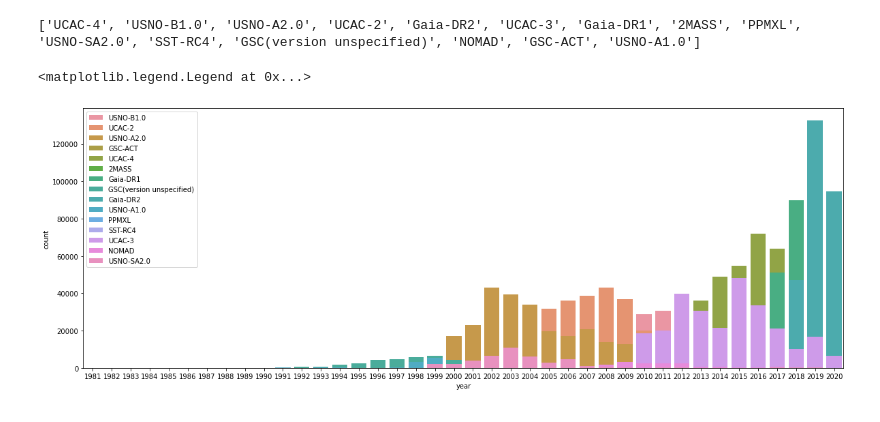
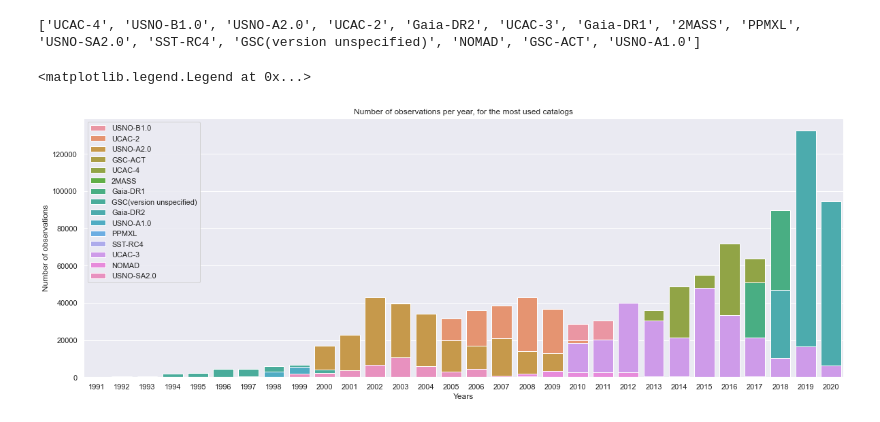
Before and after one commit to Keith-Maxwell/DynAstVO-Stats, a Jupyter notebook: Visualisation_DynAstVO.ipynb, the cells around one changed output. Cells and saved outputs as stored; diff of their text form; code cells hidden in the pictures.

Commit message:
Add details to plots

```diff
--- a/Visualisation_DynAstVO.ipynb
+++ b/Visualisation_DynAstVO.ipynb
@@ -167,8 +167,10 @@ print(MOST_USED_CATALOGS)
 ['UCAC-4', 'USNO-B1.0', 'USNO-A2.0', 'UCAC-2', 'Gaia-DR2', 'UCAC-3', 'Gaia-DR1', '2MASS', 'PPMXL', 'USNO-SA2.0', 'SST-RC4', 'GSC(version unspecified)', 'NOMAD', 'GSC-ACT', 'USNO-A1.0']
 # %%
 plt.figure(figsize=(20,7))
-ax = sns.countplot(x='year', data=OSdata[(OSdata['year'] > 1980) & (OSdata['catalog'].isin(MOST_USED_CATALOGS))], hue='catalog', dodge=False)
+sns.set(rc={"axes.grid":True})
+ax = sns.countplot(x='year', data=OSdata[(OSdata['year'] > 1990) & (OSdata['catalog'].isin(MOST_USED_CATALOGS))], hue='catalog', dodge=False)
+ax.set(xlabel='Years', ylabel='Number of observations', title='Number of observations per year, for the most used catalogs')
 plt.legend(loc='upper left')
 # %% [output]
 <matplotlib.legend.Legend at 0x...>
-[figure, old version]
+[figure, new version]
```
Also changed, not shown: parts of 6 cells of this notebook.
